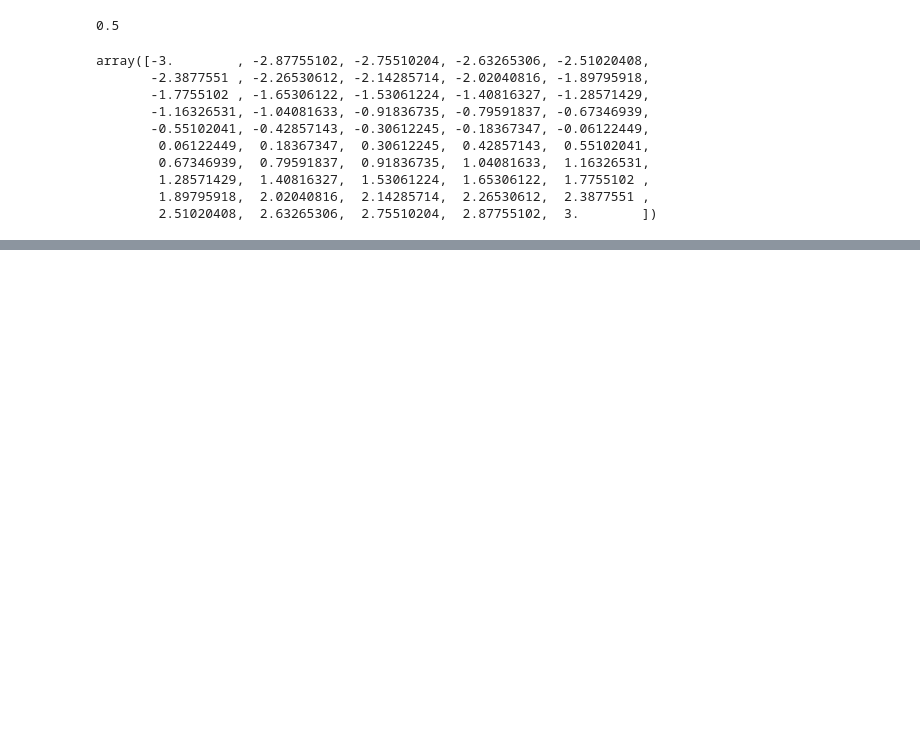
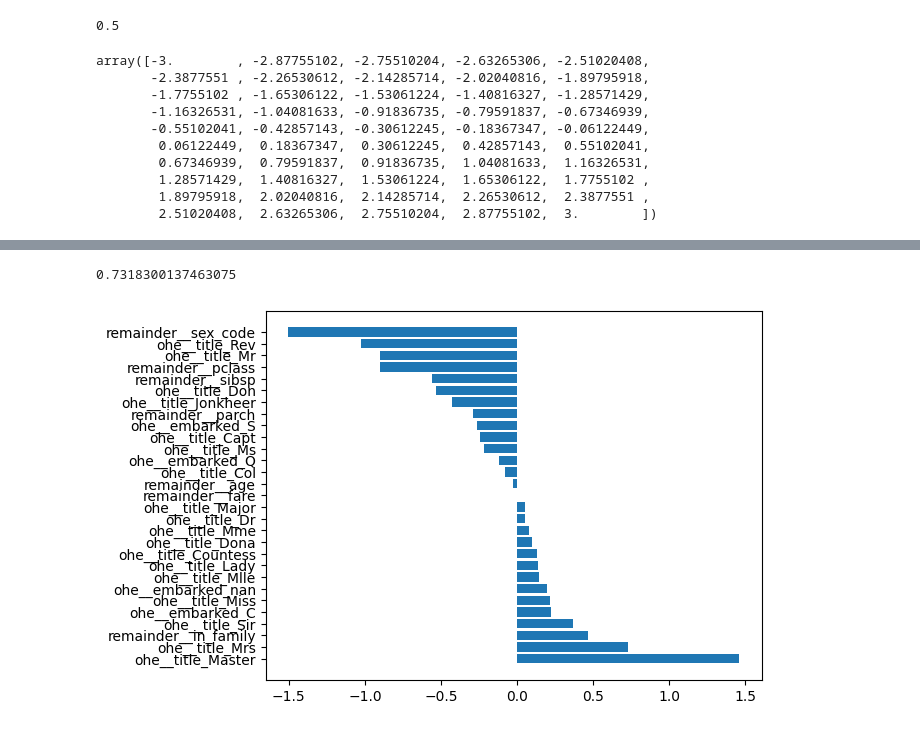
Before and after one commit to zbenmo/humans_thoughts, a Jupyter notebook: Titanic-scikitlearn.ipynb, the cells around one changed output, grey strips where cells are left out. Cells and saved outputs as stored; diff of their text form; code cells hidden in the pictures; blank space fills up the shorter version.

Commit message:
used ColumnTransformer

```diff
--- a/Titanic-scikitlearn.ipynb
+++ b/Titanic-scikitlearn.ipynb
@@ -406,0 +559,23 @@ study.trials_dataframe()
+# %%
+def prepare_df_for_pipe1(X):
+    return (
+        X
+        .assign(
+            sex_code=lambda d: d.sex.cat.codes,
+            title=lambda d: d.name.str.extract(get_title),
+            fare=lambda d: d.fare.fillna(method='ffill'),
+            age=lambda d: d.age.fillna(method='ffill'),
+            in_family=lambda d: d.sibsp + d.parch > 0,
+        )
+        .drop(['sex', 'cabin', 'ticket', 'boat', 'home.dest', 'body'], axis=1) #  'sibsp', 'parch'
+     )
+# %%
+df_for_pipe1 = prepare_df_for_pipe1(X)
+# %%
+pipe1 = pipeline.make_pipeline(
+    ColumnTransformer([
+        ('ohe', OneHotEncoder(handle_unknown='infrequent_if_exist'), ['title', 'embarked']),
+        ('name', "drop", ['name']),
+    ], remainder='passthrough'),
+    linear_model.LogisticRegression(max_iter=1_000),
+)
@@ -406,0 +592,2 @@ study.trials_dataframe()
+# %%
+pipe1.fit(df_for_pipe1, y)
@@ -406,0 +602,14 @@ study.trials_dataframe()
+# %%
+model_selection.cross_val_score(pipe1, df_for_pipe1, y).mean()
+# %% [output]
+0.7318300137463075
+# %%
+plot_feature_importance(
+    pipe1.steps[-1][1],
+    df=pd.DataFrame(
+        pipe1.steps[0][1].transform(df_for_pipe1),
+        columns=pipe1.steps[0][1].get_feature_names_out(),
+    )
+)
+# %% [output]
+[figure, added]
```
Also changed, not shown: parts of 51 cells of this notebook, 2 other files.
